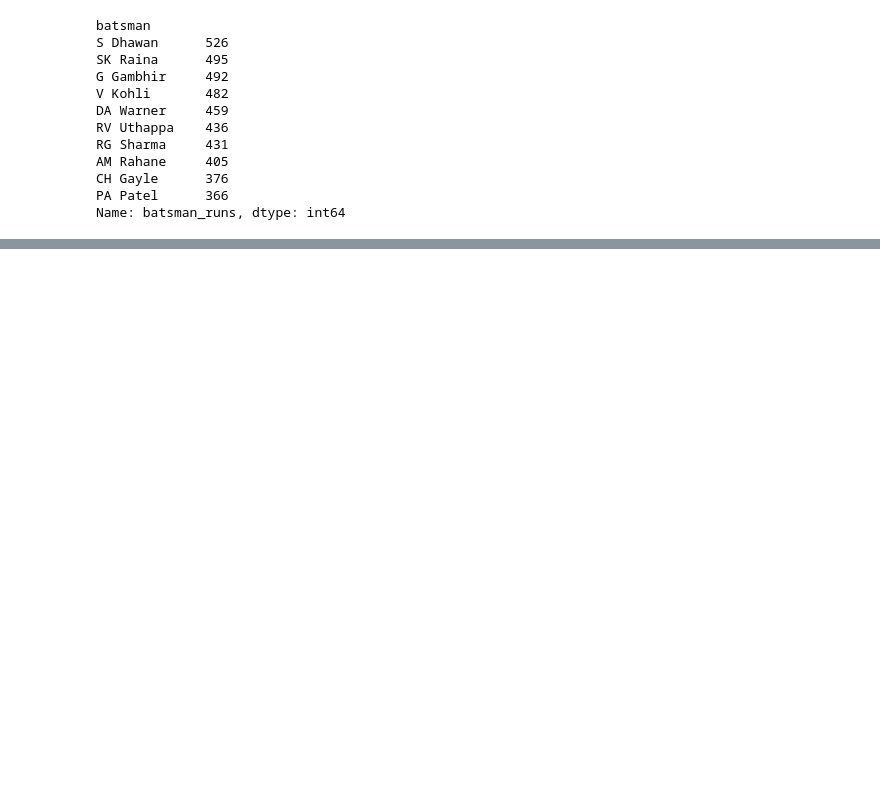
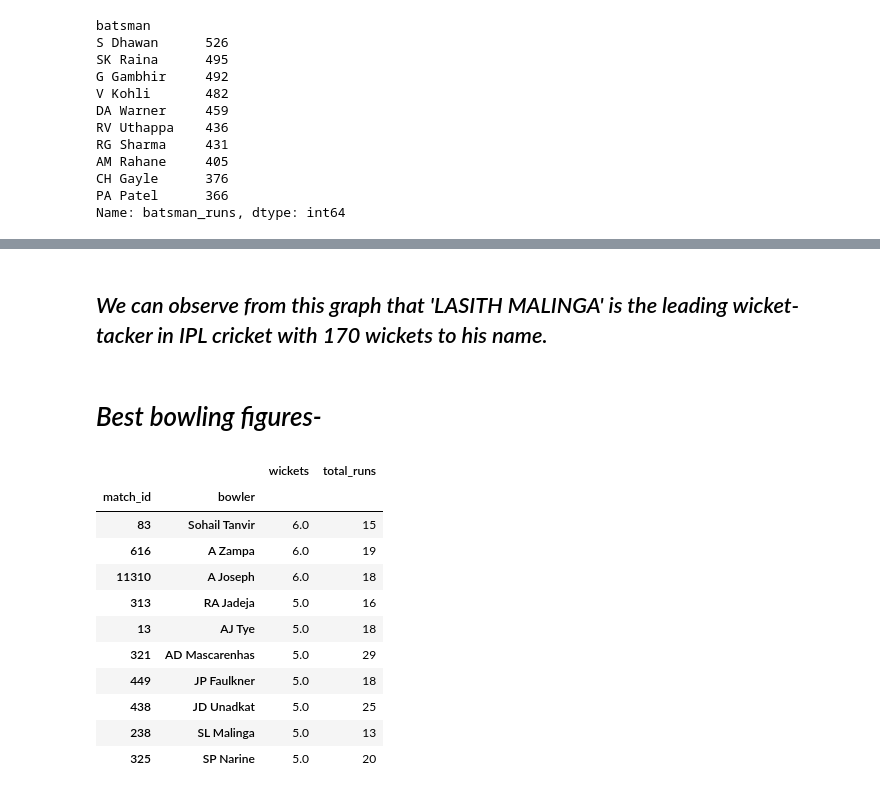
Before and after one commit to Amrit007-droid/DataEDA, a Jupyter notebook: Indian_Premier_League_EDA.ipynb, the cells around one changed output, grey strips where cells are left out. Drawn from its saved outputs; the diff is of its cells as text; code cells hidden in the pictures; blank space fills up the shorter version.

```diff
--- a/Indian_Premier_League_EDA.ipynb
+++ b/Indian_Premier_League_EDA.ipynb
@@ -474,0 +543,8 @@ Name: batsman_runs, dtype: int64
+# %%
+ipl_df['player_dismissed'] = ipl_df['player_dismissed'].fillna(0)                                              # filling missing values in the 'player_dismissed' column with 0
+
+ipl_df['wickets'] = ipl_df[ipl_df.dismissal_kind != 'run out']['player_dismissed'].apply(lambda x: 1 if x != 0 else x)    # Creating a new Column 'wickets' in our dataset
+
+for i in season:
+    print('Season: ', i)
+    print(ipl_df[(ipl_df.season == i)].groupby('bowler')['wickets'].sum().sort_values(ascending = False).head(1))
@@ -474,0 +643,19 @@ Name: batsman_runs, dtype: int64
+# %% [markdown]
+## *We can observe from this graph that 'LASITH MALINGA' is the leading wicket-tacker in IPL cricket with 170 wickets to his name.*
+# %% [markdown]
+# *Best bowling figures-*
+# %%
+ipl_df.groupby(['match_id', 'bowler'])['wickets', 'total_runs'].sum().sort_values(by = 'wickets', ascending = False).head(10)
+# %% [output]
+|  |  | wickets | total_runs |
+| match_id | bowler |  |  |
+| 83 | Sohail Tanvir | 6.0 | 15 |
+| 616 | A Zampa | 6.0 | 19 |
+| 11310 | A Joseph | 6.0 | 18 |
+| 313 | RA Jadeja | 5.0 | 16 |
+| 13 | AJ Tye | 5.0 | 18 |
+| 321 | AD Mascarenhas | 5.0 | 29 |
+| 449 | JP Faulkner | 5.0 | 18 |
+| 438 | JD Unadkat | 5.0 | 25 |
+| 238 | SL Malinga | 5.0 | 13 |
+| 325 | SP Narine | 5.0 | 20 |
```
Also changed, not shown: parts of 26 cells of this notebook.
